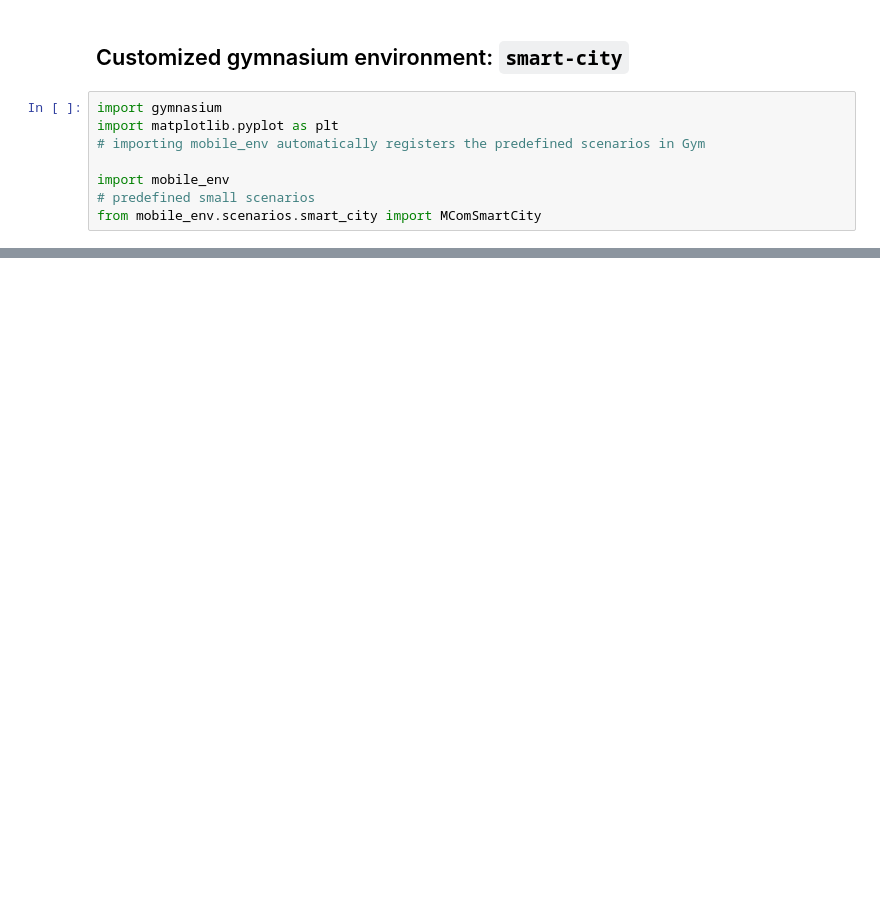
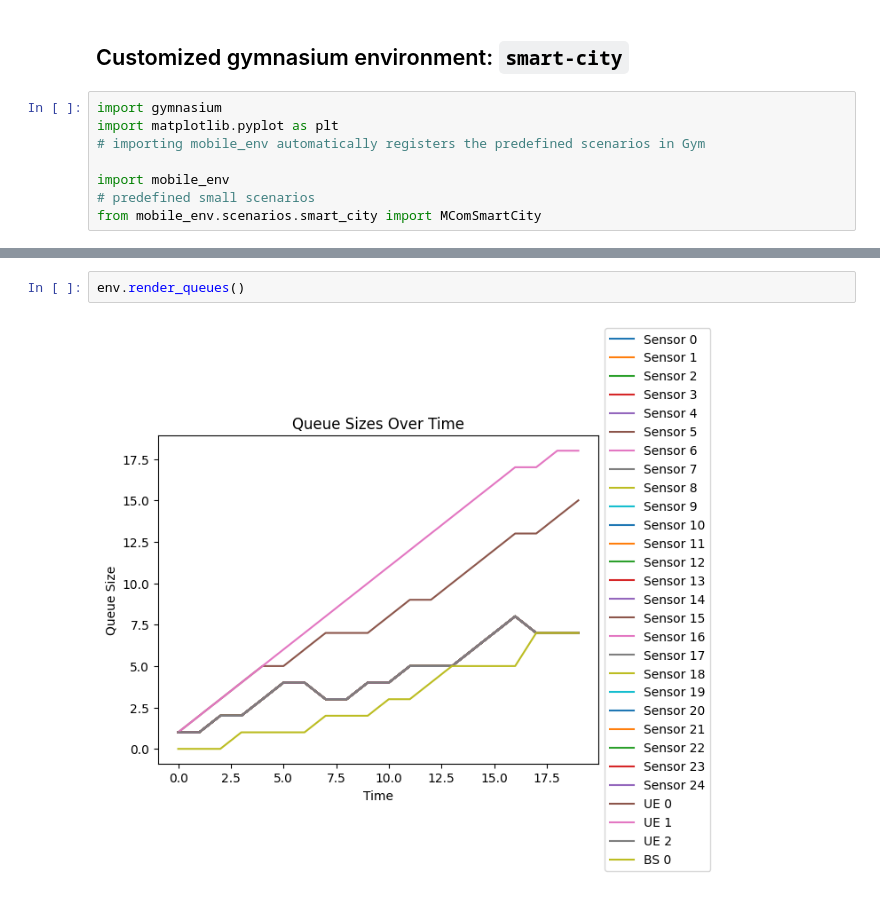
Before and after one commit to stefanbschneider/mobile-env, a Jupyter notebook: examples/smart_city.ipynb, the cells around one changed output, grey strips where cells are left out. Cells and saved outputs as stored; diff of their text form; blank space fills up the shorter version.

```diff
--- a/examples/smart_city.ipynb
+++ b/examples/smart_city.ipynb
@@ -35,0 +36,4 @@ for _ in range(5):
+# %%
+env.render_queues()
+# %% [output]
+[figure, added]
```
Also changed, not shown: parts of 2 cells of this notebook, 5 other files.
